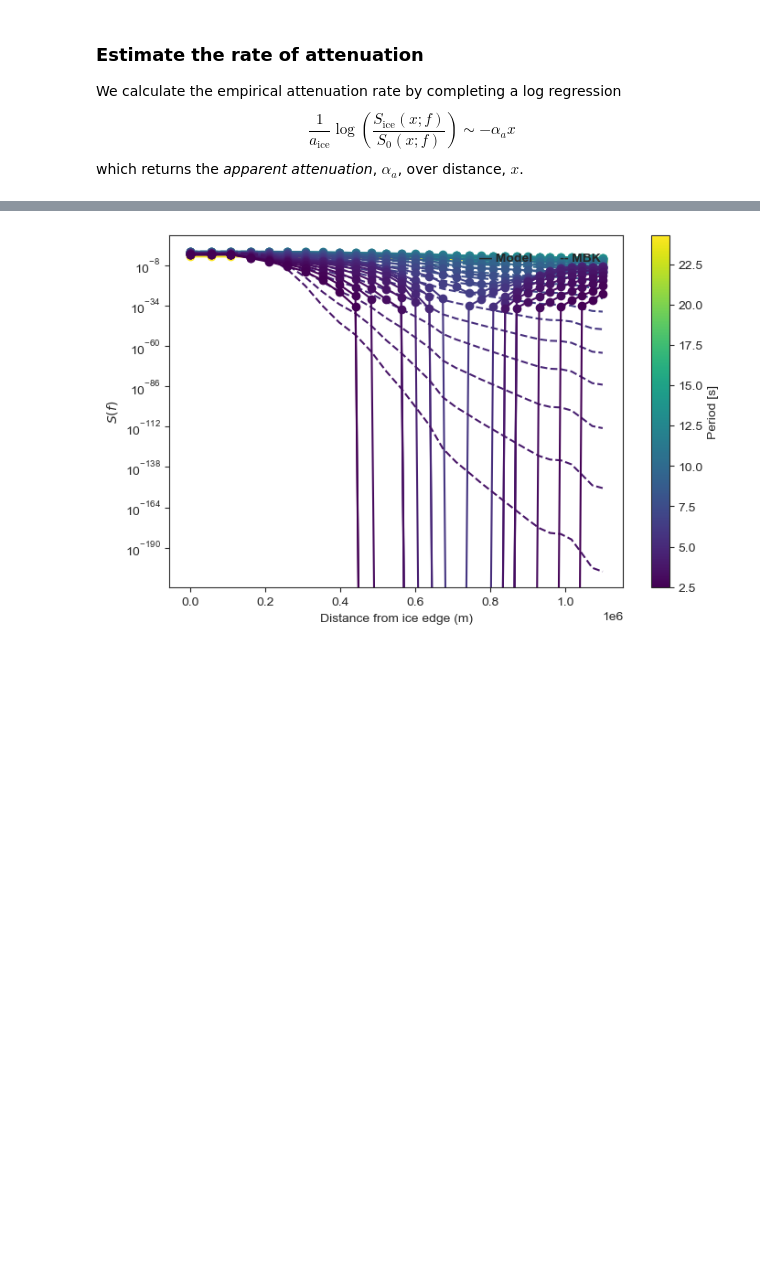
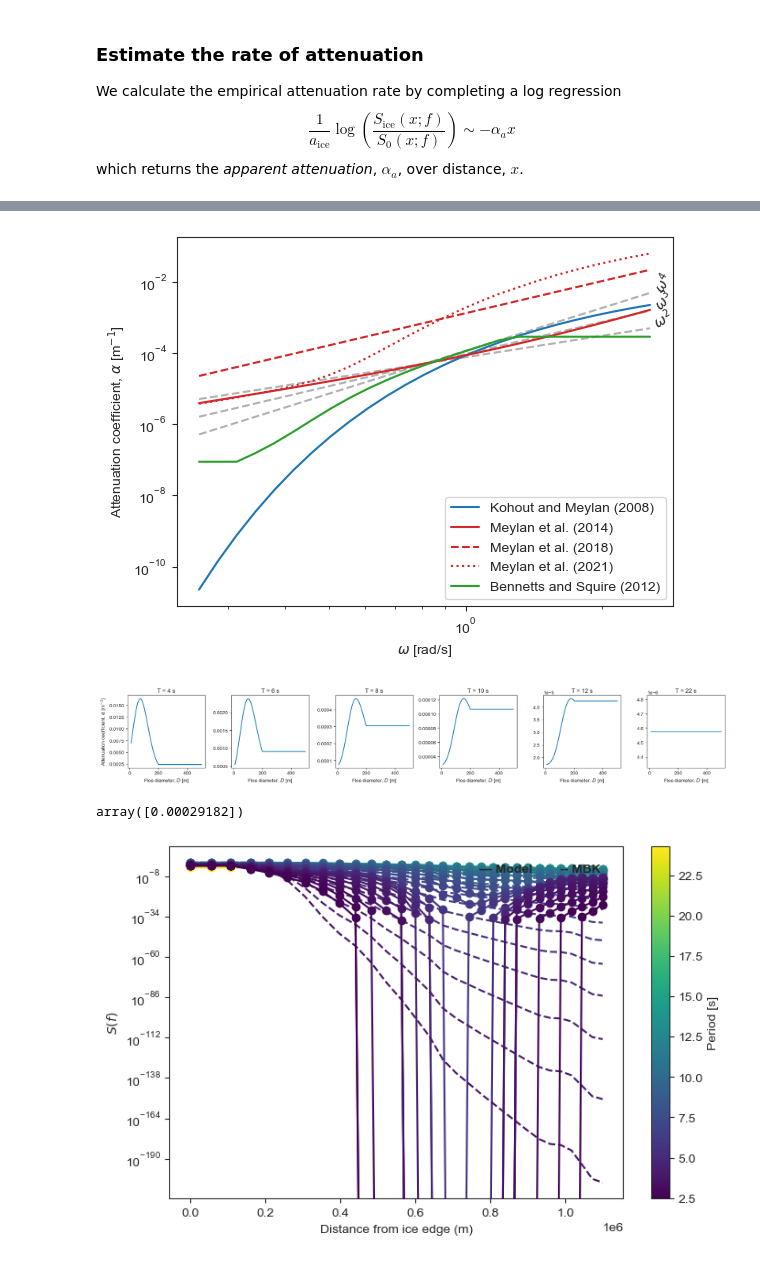
Before and after one commit to NoahDay/access-om3-analysis, a Jupyter notebook: Attenuation_Assessment.ipynb, the cells around one changed output, grey strips where cells are left out. Cells and saved outputs as stored; diff of their text form; code cells hidden in the pictures; blank space fills up the shorter version.

```diff
--- a/Attenuation_Assessment.ipynb
+++ b/Attenuation_Assessment.ipynb
@@ -791,3 +939,77 @@ plt.yscale('log')
+# %%
+omega = 2*np.pi*freqs
+
+# Choose a reference point (somewhere in your data range)
+omega_ref = omega[len(omega)//2]
+alpha_ref = α_mbk[len(omega)//2]  # pick any curve as a reference
+
+# Create proportionality lines
+alpha_w2 = alpha_ref * (omega / omega_ref)**2
+alpha_w3 = alpha_ref * (omega / omega_ref)**3
+alpha_w4 = alpha_ref * (omega / omega_ref)**4
+
+# Plot them (use dashed lines so they look like guides)
+i = -1 #int(len(omega) * 0.7)
+
+plt.plot(omega, alpha_w2, '--', color='k', alpha=0.3)
+plt.plot(omega, alpha_w3, '--', color='k', alpha=0.3)
+plt.plot(omega, alpha_w4, '--', color='k', alpha=0.3)
+
+# add labels directly on lines
+plt.text(omega[i], alpha_w2[i], r'$\omega^2$', rotation=30)
+plt.text(omega[i], alpha_w3[i], r'$\omega^3$', rotation=45)
+plt.text(omega[i], alpha_w4[i], r'$\omega^4$', rotation=60)
+
+# plt.plot(omega, α_kohout_period, label='Kohout et al. (2014)')
+plt.plot(omega, α_kohout_2008, label='Kohout and Meylan (2008)', color='tab:blue')
+plt.plot(omega, α_mbk, label='Meylan et al. (2014)', color='tab:red', ls='-')
+plt.plot(omega, α_meylan_2018, label='Meylan et al. (2018)', color='tab:red', ls='--')
+plt.plot(omega, α_meylan, label='Meylan et al. (2021)', color='tab:red', ls=':')
+plt.plot(omega, α_bennetts_2012, label='Bennetts and Squire (2012)', color='tab:green')
+plt.legend()
+plt.xlabel('$\omega$ [rad/s]')
+plt.ylabel('Attenuation coefficient, $\\alpha$ [m$^{-1}$]')
+plt.xscale('log')
+plt.yscale('log')
+# %% [output]
+[figure, added]
+# %%
+floe_vals = np.linspace(10, 500, 60)  # 10–500 m
+T_vals = [4, 6, 8, 10, 12, 22]
+
+fig, axes = plt.subplots(1, len(T_vals), figsize=(3*len(T_vals), 3), sharey=False)
+
+for i, T_fixed in enumerate(T_vals):
+    α_floe = []
+
+    for D in floe_vals:
+        α, _ = meylan_2021_attenuation(
+            periods=np.array([T_fixed]),
+            thickness=thickness,
+            floeDiameter=D
+        )
+        α_floe.append(α[0])
+
+    α_floe = np.array(α_floe)
+
+    ax = axes[i]
+    ax.plot(floe_vals, α_floe)
+    ax.set_title(f'T = {T_fixed} s')
+    ax.set_xlabel('Floe diameter, $D$ [m]')
+
+    if i == 0:
+        ax.set_ylabel('Attenuation coefficient, $\\alpha$ [m$^{-1}$]')
+
+    # Optional:
+    # ax.set_yscale('log')
+
+plt.tight_layout()
+# %% [output]
+[figure, added]
+# %%
+α
+# %% [output]
+array([0.00029182])
 # %%
 
 
```
Also changed, not shown: parts of 5 cells of this notebook, 13 other files.
